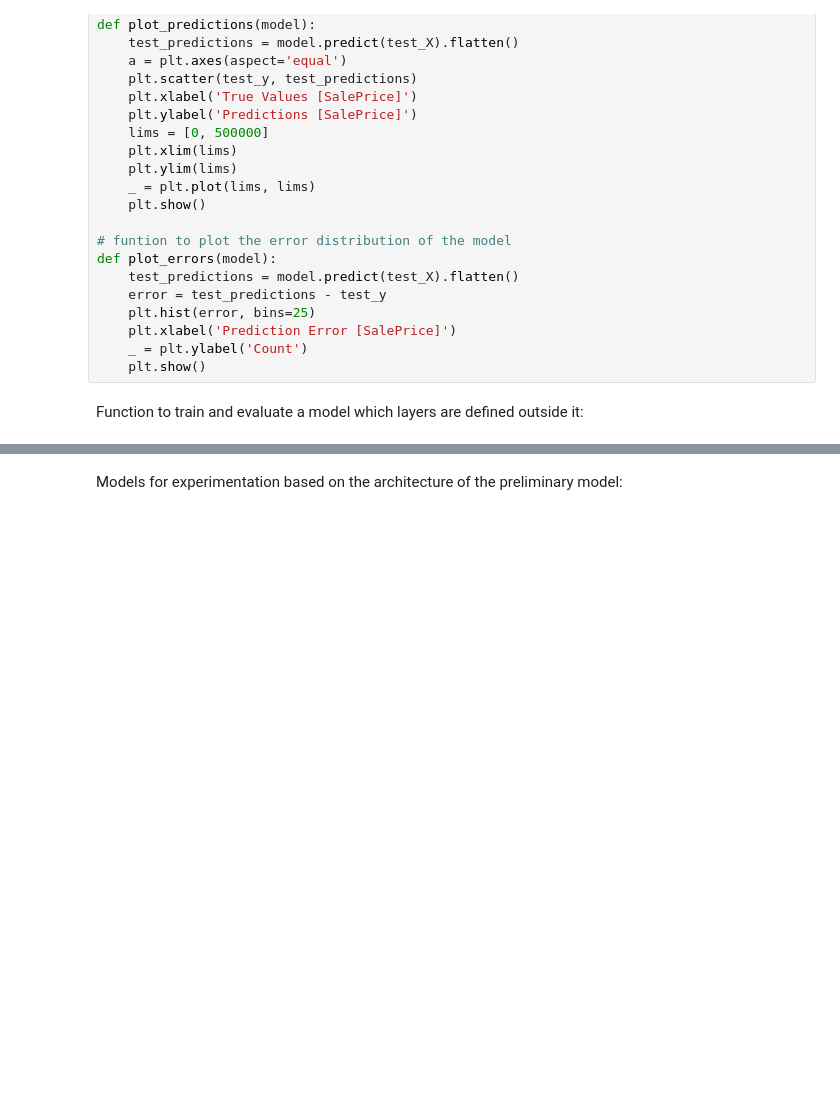
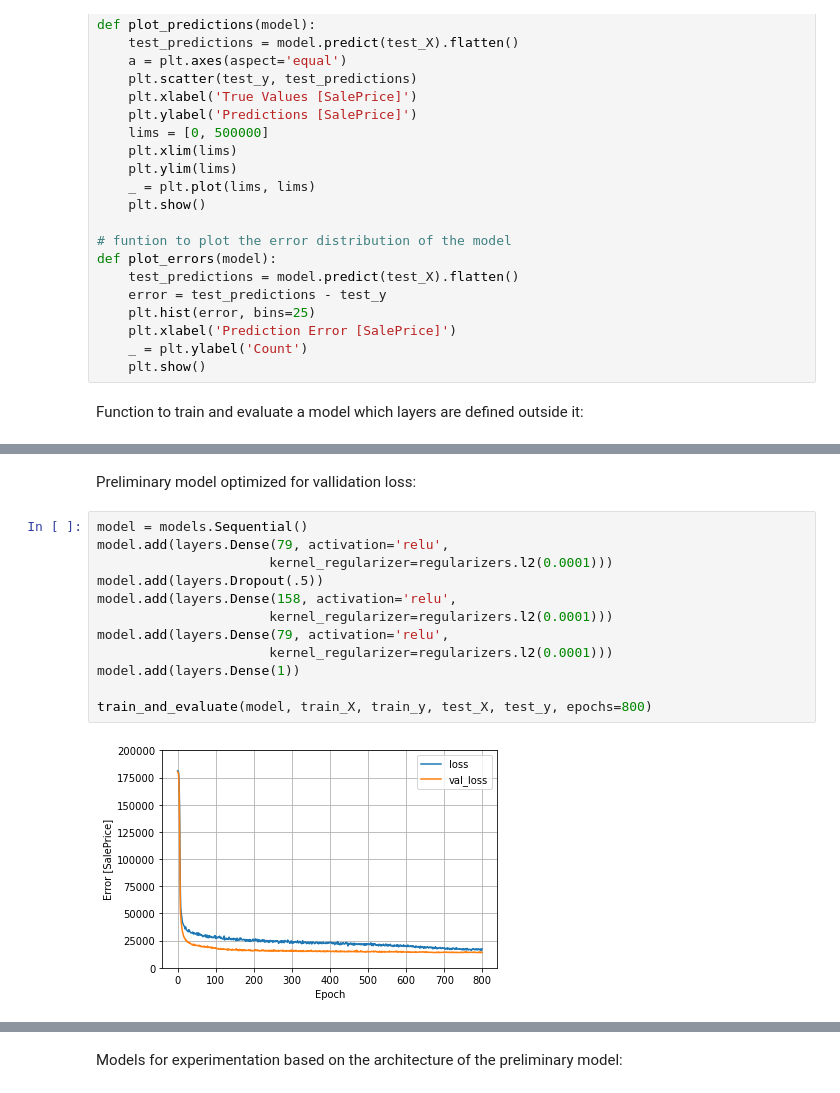
Before and after one commit to Brammetje23/Project-X, a Jupyter notebook: NN.ipynb, the cells around one changed output, grey strips where cells are left out. Cells and saved outputs as stored; diff of their text form; blank space fills up the shorter version.

```diff
--- a/NN.ipynb
+++ b/NN.ipynb
@@ -115,0 +105,16 @@ plot_errors(model)
+# %% [markdown]
+Preliminary model optimized for vallidation loss:
+# %%
+model = models.Sequential()
+model.add(layers.Dense(79, activation='relu',
+                      kernel_regularizer=regularizers.l2(0.0001)))
+model.add(layers.Dropout(.5))
+model.add(layers.Dense(158, activation='relu',
+                      kernel_regularizer=regularizers.l2(0.0001)))
+model.add(layers.Dense(79, activation='relu',
+                      kernel_regularizer=regularizers.l2(0.0001)))
+model.add(layers.Dense(1))
+
+train_and_evaluate(model, train_X, train_y, test_X, test_y, epochs=800)
+# %% [output]
+[figure, added]
```
Also changed, not shown: parts of 10 cells of this notebook.
